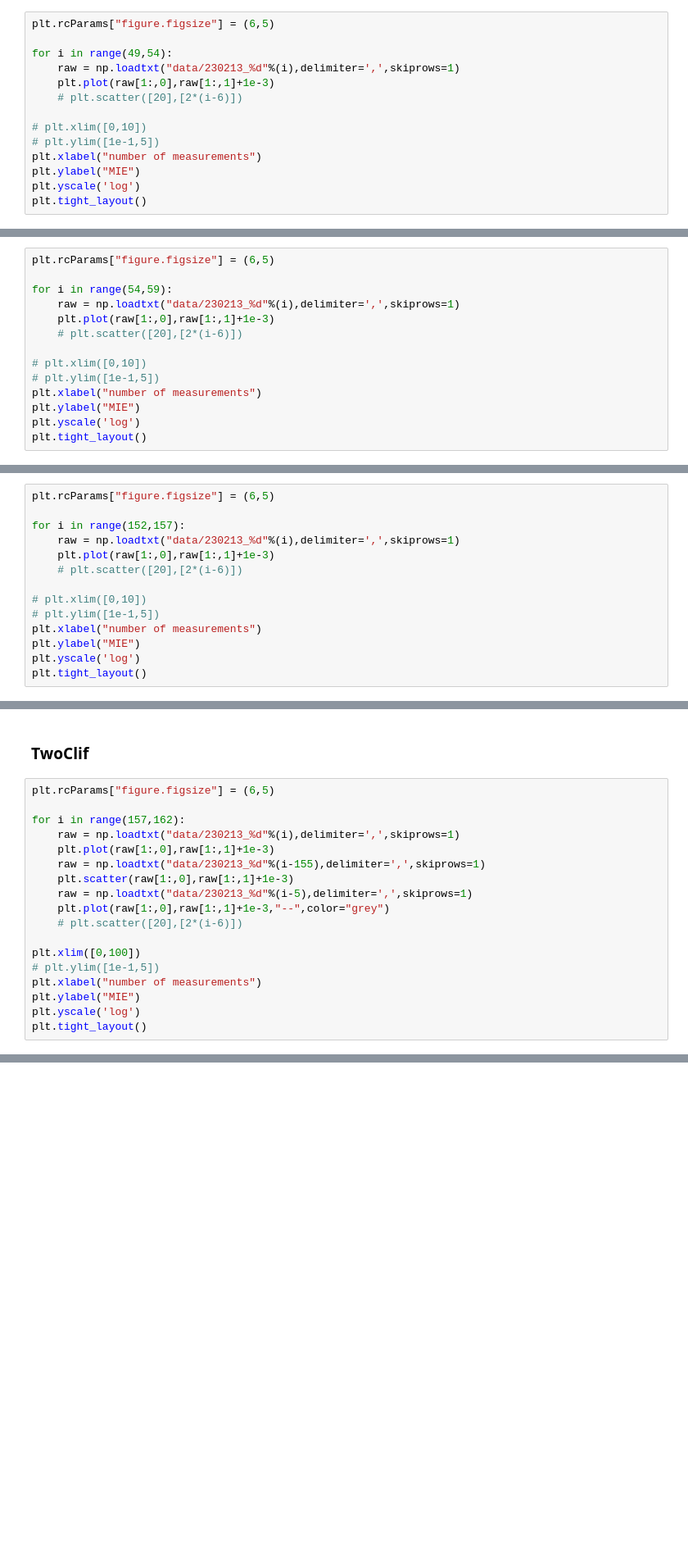
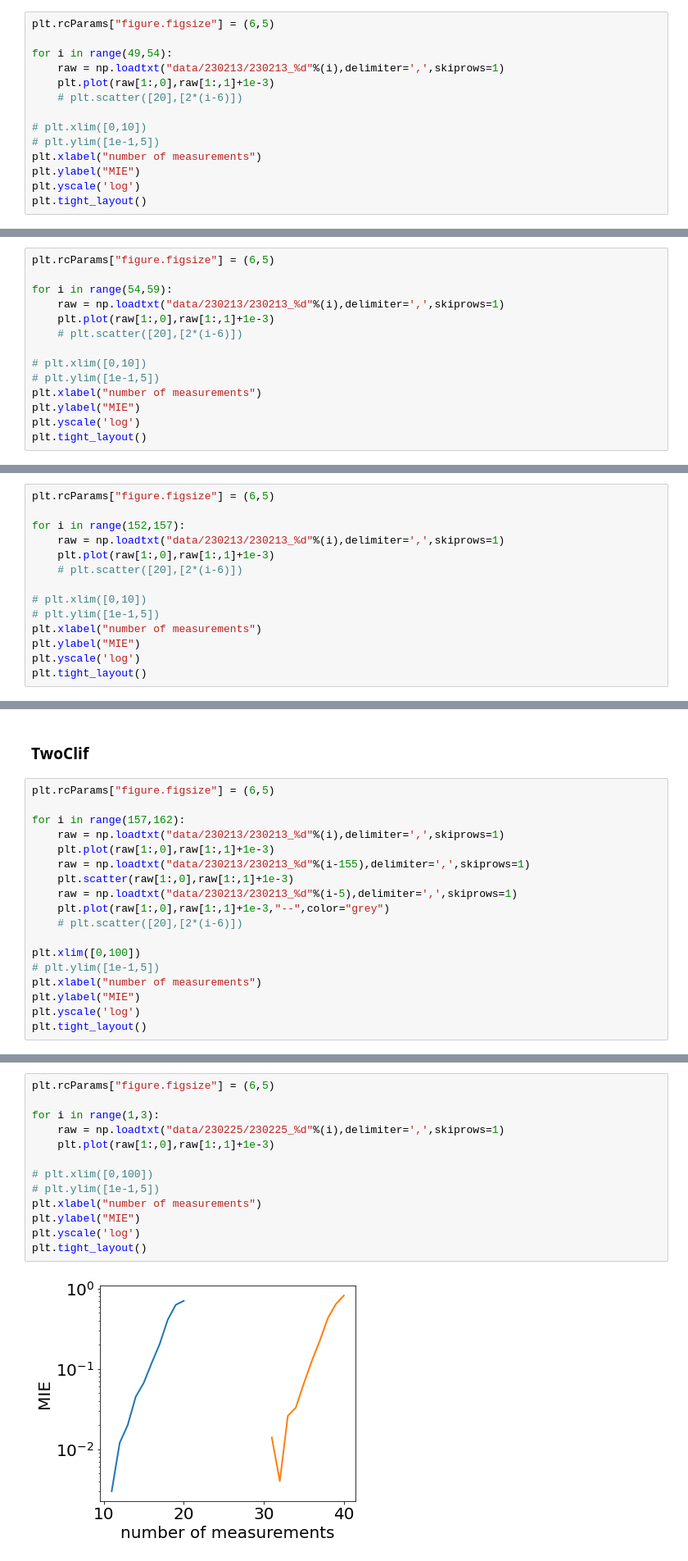
Before and after one commit to zsxqblz/nmeas_MIE_clifford, a Jupyter notebook: visualization.ipynb, the cells around one changed output, grey strips where cells are left out. Shown at 82% size. Saved outputs shown, nothing was run; the diff lists cells and outputs as text; blank space fills up the shorter version.

```diff
--- a/visualization.ipynb
+++ b/visualization.ipynb
@@ -325,7 +326,7 @@ plt.tight_layout()
 plt.rcParams["figure.figsize"] = (6,5)
 
 for i in range(49,54):
-    raw = np.loadtxt("data/230213_%d"%(i),delimiter=',',skiprows=1)
+    raw = np.loadtxt("data/230213/230213_%d"%(i),delimiter=',',skiprows=1)
     plt.plot(raw[1:,0],raw[1:,1]+1e-3)
     # plt.scatter([20],[2*(i-6)])
 
@@ -341,7 +342,7 @@ plt.tight_layout()
 plt.rcParams["figure.figsize"] = (6,5)
 
 for i in range(54,59):
-    raw = np.loadtxt("data/230213_%d"%(i),delimiter=',',skiprows=1)
+    raw = np.loadtxt("data/230213/230213_%d"%(i),delimiter=',',skiprows=1)
     plt.plot(raw[1:,0],raw[1:,1]+1e-3)
     # plt.scatter([20],[2*(i-6)])
 
@@ -359,7 +360,7 @@ plt.tight_layout()
 plt.rcParams["figure.figsize"] = (6,5)
 
 for i in range(152,157):
-    raw = np.loadtxt("data/230213_%d"%(i),delimiter=',',skiprows=1)
+    raw = np.loadtxt("data/230213/230213_%d"%(i),delimiter=',',skiprows=1)
     plt.plot(raw[1:,0],raw[1:,1]+1e-3)
     # plt.scatter([20],[2*(i-6)])
 
@@ -377,11 +378,11 @@ plt.tight_layout()
 plt.rcParams["figure.figsize"] = (6,5)
 
 for i in range(157,162):
-    raw = np.loadtxt("data/230213_%d"%(i),delimiter=',',skiprows=1)
+    raw = np.loadtxt("data/230213/230213_%d"%(i),delimiter=',',skiprows=1)
     plt.plot(raw[1:,0],raw[1:,1]+1e-3)
-    raw = np.loadtxt("data/230213_%d"%(i-155),delimiter=',',skiprows=1)
+    raw = np.loadtxt("data/230213/230213_%d"%(i-155),delimiter=',',skiprows=1)
     plt.scatter(raw[1:,0],raw[1:,1]+1e-3)
-    raw = np.loadtxt("data/230213_%d"%(i-5),delimiter=',',skiprows=1)
+    raw = np.loadtxt("data/230213/230213_%d"%(i-5),delimiter=',',skiprows=1)
     plt.plot(raw[1:,0],raw[1:,1]+1e-3,"--",color="grey")
     # plt.scatter([20],[2*(i-6)])
 
@@ -395,0 +399,15 @@ plt.tight_layout()
+# %%
+plt.rcParams["figure.figsize"] = (6,5)
+
+for i in range(1,3):
+    raw = np.loadtxt("data/230225/230225_%d"%(i),delimiter=',',skiprows=1)
+    plt.plot(raw[1:,0],raw[1:,1]+1e-3)
+
+# plt.xlim([0,100])
+# plt.ylim([1e-1,5])
+plt.xlabel("number of measurements")
+plt.ylabel("MIE")
+plt.yscale('log')
+plt.tight_layout()
+# %% [output]
+[figure, added]
```
Also changed, not shown: parts of 26 cells of this notebook, 4 other files.
